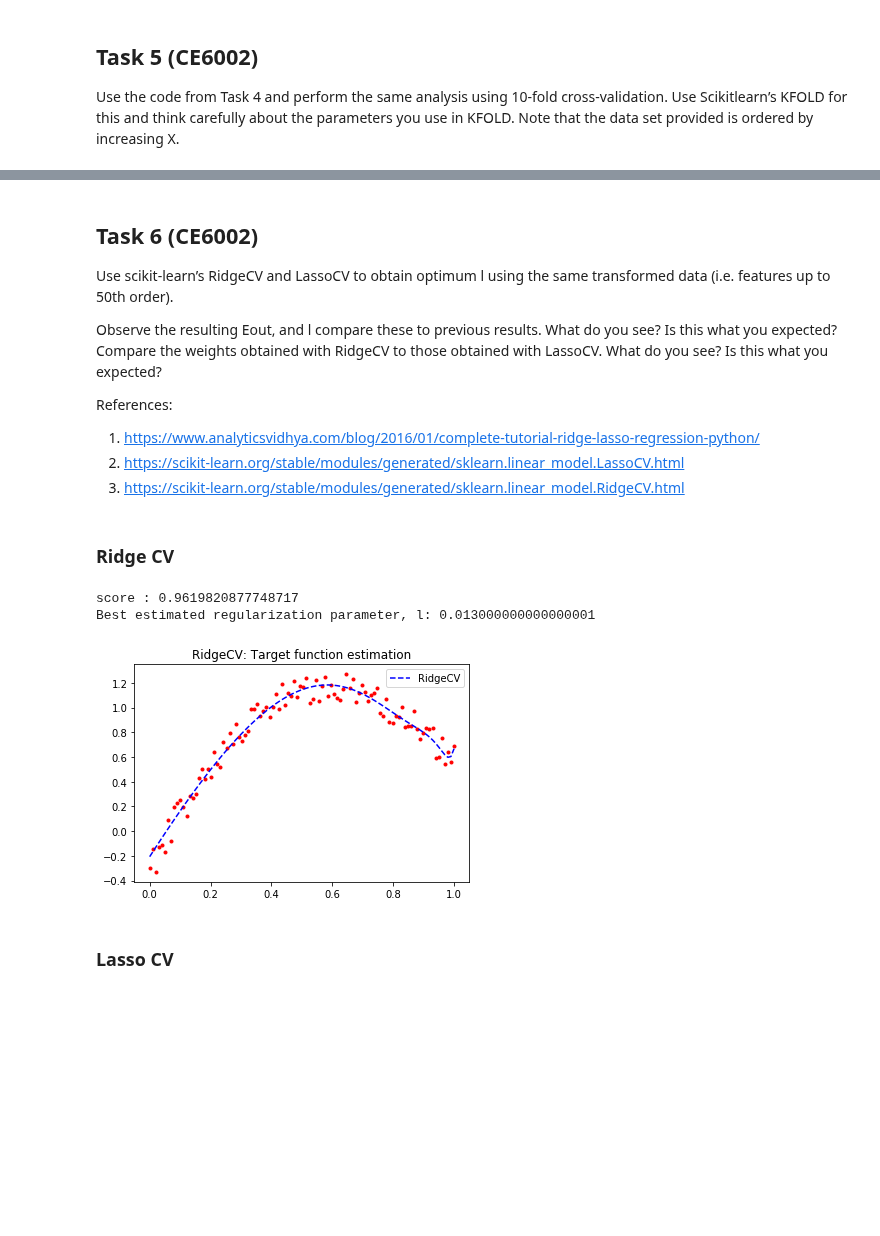
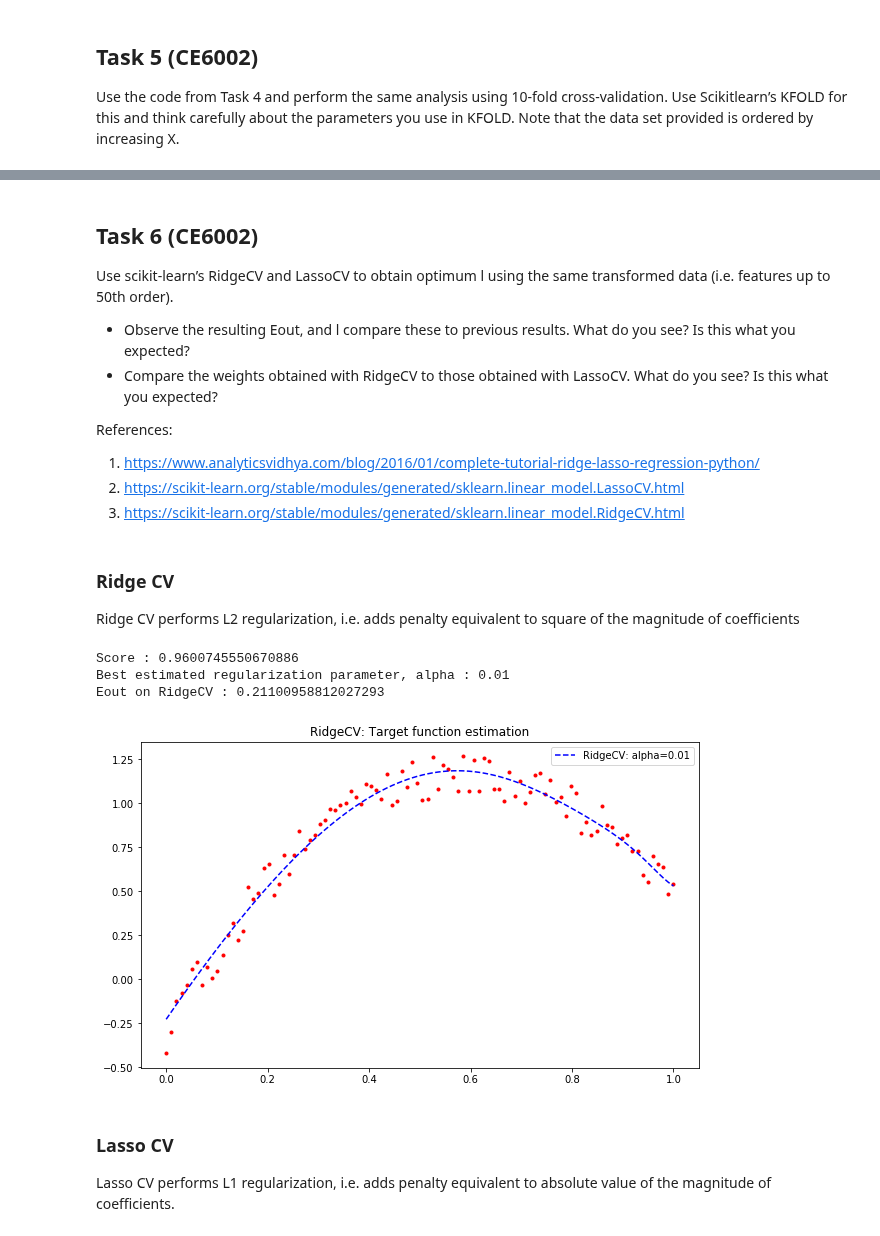
Before and after one commit to vipulpopat/MSCAI_Sem1_Etivity4, a Jupyter notebook: Etivity4_18195067_CE6002.ipynb, the cells around one changed output, grey strips where cells are left out. Drawn from its saved outputs; the diff is of its cells as text; code cells hidden in the pictures; blank space fills up the shorter version.

```diff
--- a/Etivity4_18195067_CE6002.ipynb
+++ b/Etivity4_18195067_CE6002.ipynb
@@ -183,9 +195,17 @@ def run_experiment(X, y, l):
     X_trans = transPoly(X,50)
     X_train, X_test, y_train, y_test = train_test_split(X_trans, y, test_size=0.1, random_state =5)
 
+    # weights_reg is the 'learning' part of the linear regression algorithm implemented in the notebooks.
+    # You feed it the data to obtain the optimum weights (which will now depend on the amount of regularization chosen).
     weights = weights_reg(X_train, y_train, l)
+
+    # The function lin_reg is then used (by calc_error) to predict the output for a given input.
     ein     = calc_error(weights, X_train, y_train)
     eout    = calc_error(weights, X_test, y_test)
-    pred    = calc_polynom(weights, X)
+
+    # make predictions using linear regression
+    pred    = lin_reg(weights, X_trans)
+
+    #print("Weights: ", weights)
 
     return pred
@@ -192,6 +215,8 @@ def run_experiment(X, y, l):
 # %%
-# Select the lambda values for the experiment
-l = [0, best_lambda, 200]
+# Select the lambda values; best values of lambda is used for the above tests
+l = [0, best_lambda, 1]
+
+label = ['Overfitting', 'Regularized', 'Underfitting']
 
 # Plot 3 plots for model with the overfitting, optimal l, and an underfitted model.
 # loop on the selected lambda values
@@ -209,7 +234,8 @@ for idx, _ in enumerate(l):
     # PLot the predictions based on lambda
     plt.plot(X, predicted , 'b*-', label='predicted on lambda='+str(l[idx]))
 
-    plt.title('Target function estimation with lambda:'+str(l[idx]) )
+    title = 'Target function estimation with [' + label[idx] + '] and lambda=' + str(l[idx])
+    plt.title(title)
     plt.legend()
     plt.show()
 # %% [output]
@@ -277,40 +332,49 @@ for idx, _ in enumerate(l):
 ## Task 6 (CE6002)
 Use scikit-learn’s RidgeCV and LassoCV to obtain optimum l using the same transformed data (i.e. features up to 50th order).
 
-Observe the resulting Eout, and l compare these to previous results. What do you see? Is this what you expected?
-Compare the weights obtained with RidgeCV to those obtained with LassoCV. What do you see? Is this what you expected?
+- Observe the resulting Eout, and l compare these to previous results. What do you see? Is this what you expected?
+- Compare the weights obtained with RidgeCV to those obtained with LassoCV. What do you see? Is this what you expected?
 
 
 References:
 1. https://www.analyticsvidhya.com/blog/2016/01/complete-tutorial-ridge-lasso-regression-python/
 2. https://scikit-learn.org/stable/modules/generated/sklearn.linear_model.LassoCV.html
 3. https://scikit-learn.org/stable/modules/generated/sklearn.linear_model.RidgeCV.html
-# %% [markdown]
-### Ridge CV
+# %% [markdown]
+### Ridge CV
+Ridge CV performs L2 regularization, i.e. adds penalty equivalent to square of the magnitude of coefficients
 # %%
-# Set the regularization parameters (trying for all 1000 values, takes some time to run)
-alpha_list = np.arange(0, 1, 0.001)
+# Set the regularization parameters alpha
+alpha_ridge = [1e-10, 1e-8, 1e-4, 1e-3, 1e-2, 0.1, 1, 5, 10]
 folds = 10
 
-ridgeCV_clf = RidgeCV(alphas=alpha_list, cv=folds)
+#ridgeCV_clf = RidgeCV(alphas=alpha_ridge, cv=None, store_cv_values=True)
+ridgeCV_clf = RidgeCV(alphas=alpha_ridge, cv=folds)
 ridgeCV_clf.fit(X_trans, y)
 
 ridgeCV_score  = ridgeCV_clf.score(X_trans, y)
 predictions    = ridgeCV_clf.predict(X_trans)
 
-print("score :", ridgeCV_score)
-print("Best estimated regularization parameter, l:", ridgeCV_clf.alpha_)
+print("Score :", ridgeCV_score)
+print("Best estimated regularization parameter, alpha :", ridgeCV_clf.alpha_)
 
+# Pep said: you could always use the predict method to implement MSE yourself on the final hypothesis!
+ridge_eout     = calc_error(ridgeCV_clf.coef_, X_test, y_test)
+print("Eout on RidgeCV :", ridge_eout)
+
+# Plotting the curves
+plt.figure(figsize=(10,6))
 plt.title('RidgeCV: Target function estimation')
 plt.plot(X, y, 'r.')
-plt.plot(X, predictions,'b--', label='RidgeCV')
-
+plt.plot(X, predictions,'b--', label='RidgeCV: alpha=' + str(ridgeCV_clf.alpha_))
 plt.legend(loc='best')
 plt.show()
 # %% [output]
-score : 0.9619820877748717
-Best estimated regularization parameter, l: 0.013000000000000001
+Score : 0.9600745550670886
+Best estimated regularization parameter, alpha : 0.01
+Eout on RidgeCV : 0.21100958812027293
-[figure, old version]
+[figure, new version]
-# %% [markdown]
-### Lasso CV
+# %% [markdown]
+### Lasso CV
+Lasso CV performs L1 regularization, i.e. adds penalty equivalent to absolute value of the magnitude of coefficients.
 # %%
```
Also changed, not shown: parts of 29 cells of this notebook.
